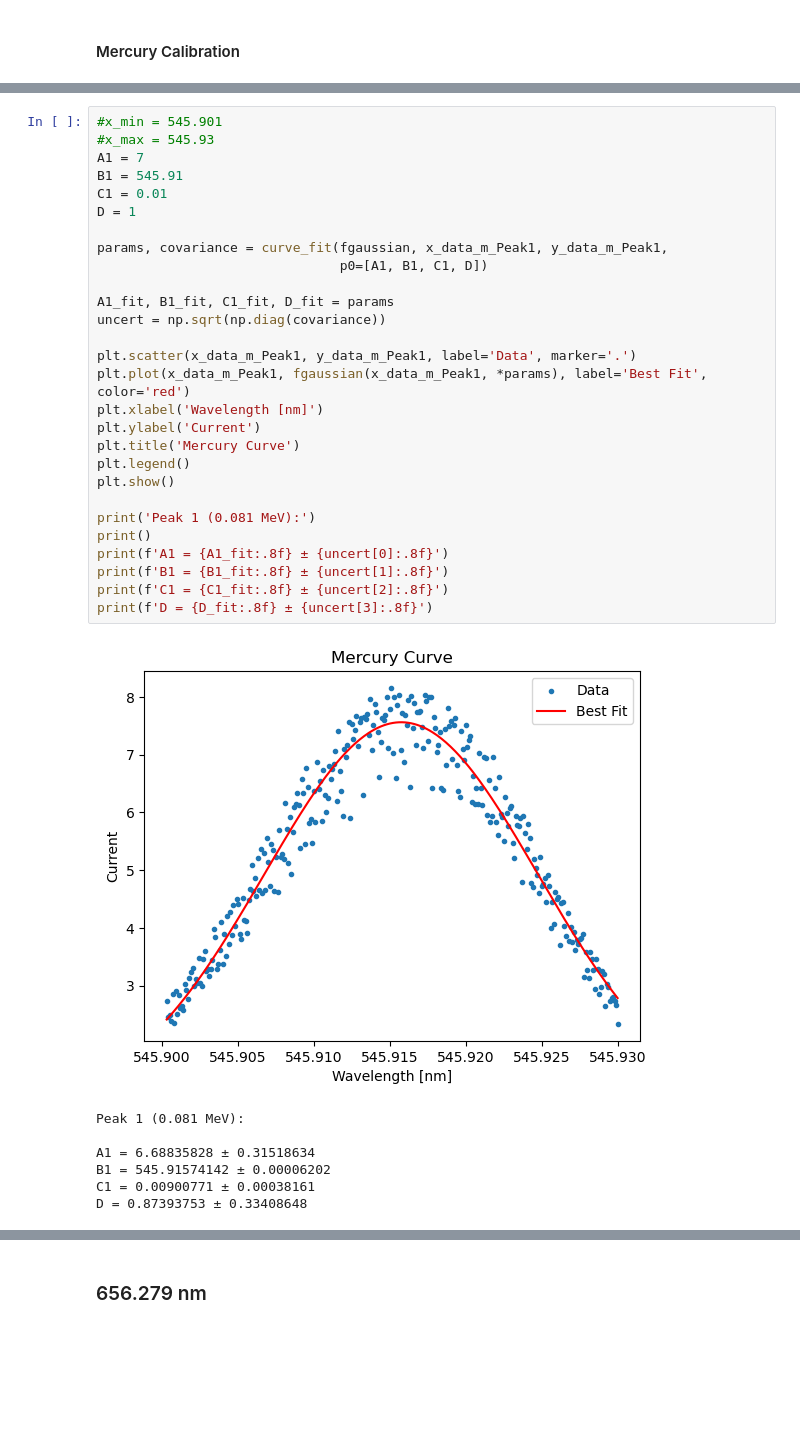
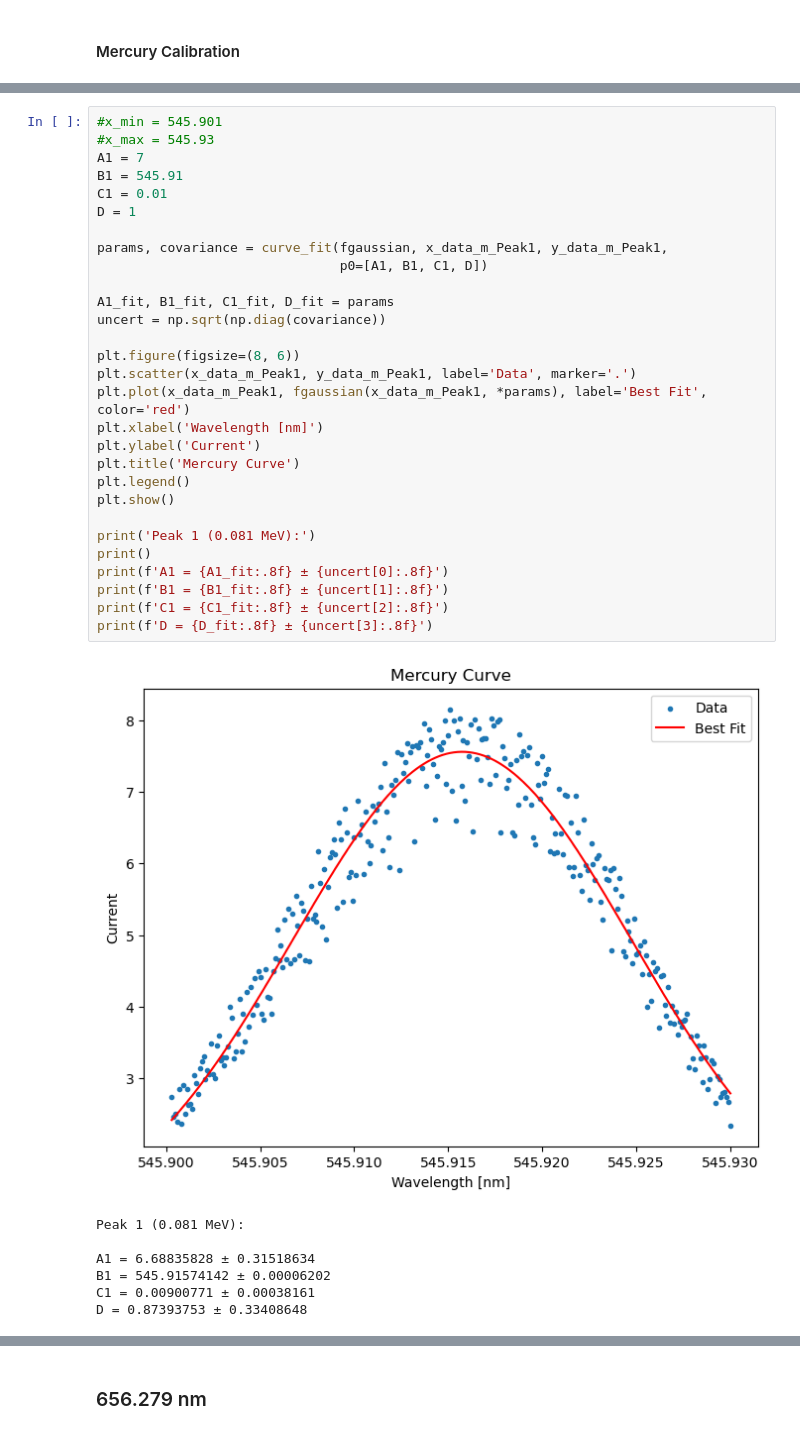
Before and after one commit to JJAmidei/AdvancedLab, a Jupyter notebook: H2D2/H2D2 Spectroscopy .ipynb, the cells around one changed output, grey strips where cells are left out. Cells and saved outputs as stored; diff of their text form; blank space fills up the shorter version.

```diff
--- a/H2D2/H2D2 Spectroscopy .ipynb
+++ b/H2D2/H2D2 Spectroscopy .ipynb
@@ -94,33 +100,34 @@ plt.show()
 # %%
 #x_min = 545.901
 #x_max = 545.93
 A1 = 7
 B1 = 545.91
 C1 = 0.01
 D = 1
 
 params, covariance = curve_fit(fgaussian, x_data_m_Peak1, y_data_m_Peak1,
                                p0=[A1, B1, C1, D])
 
 A1_fit, B1_fit, C1_fit, D_fit = params
 uncert = np.sqrt(np.diag(covariance))
 
+plt.figure(figsize=(8, 6))
 plt.scatter(x_data_m_Peak1, y_data_m_Peak1, label='Data', marker='.')
 plt.plot(x_data_m_Peak1, fgaussian(x_data_m_Peak1, *params), label='Best Fit', color='red')
 plt.xlabel('Wavelength [nm]')
 plt.ylabel('Current')
 plt.title('Mercury Curve')
 plt.legend()
 plt.show()
 
 print('Peak 1 (0.081 MeV):')
 print()
 print(f'A1 = {A1_fit:.8f} ± {uncert[0]:.8f}')
 print(f'B1 = {B1_fit:.8f} ± {uncert[1]:.8f}')
 print(f'C1 = {C1_fit:.8f} ± {uncert[2]:.8f}')
 print(f'D = {D_fit:.8f} ± {uncert[3]:.8f}')
 # %% [output]
-[figure, old version]
+[figure, new version]
 Peak 1 (0.081 MeV):
 
 A1 = 6.68835828 ± 0.31518634
```
Also changed, not shown: parts of 10 cells of this notebook, 1 other file.
